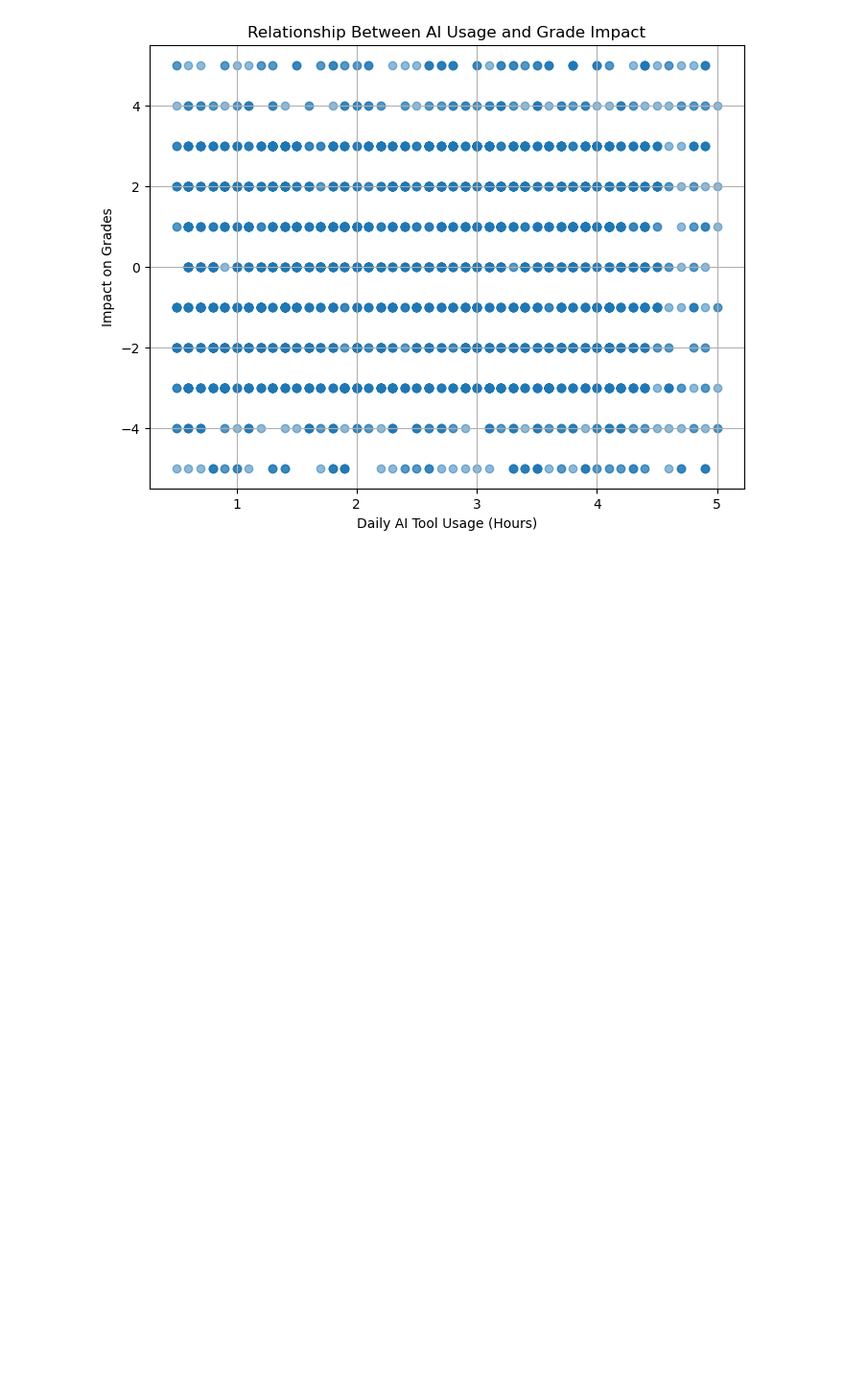
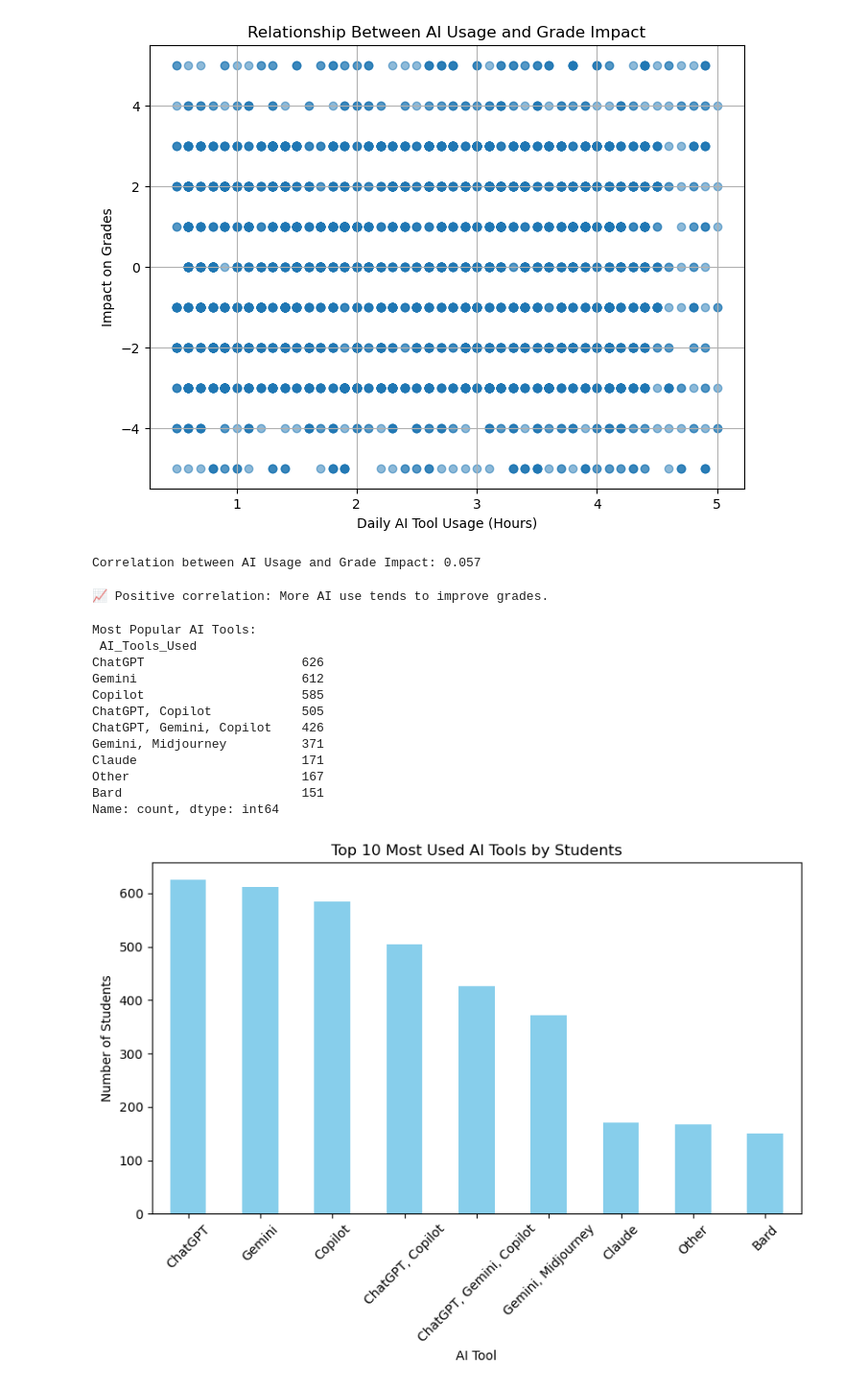
Before and after one commit to snehadomadiya/AI-Tool-Usage-by-Indian-College-Students-2025, a Jupyter notebook: AI Tool Usage by Indian College Students 2025.ipynb, the cells around one changed output. Shown at 96% size. Drawn from its saved outputs; the diff is of its cells as text; code cells hidden in the pictures; blank space fills up the shorter version.

Commit message:
Find the Most Popular AI Tools Among Students

```diff
--- a/AI Tool Usage by Indian College Students 2025.ipynb
+++ b/AI Tool Usage by Indian College Students 2025.ipynb
@@ -36,3 +36,49 @@ plt.grid(True)
 plt.show()
 # %% [output]
 [figure]
+# %%
+# Step 5: Compute correlation
+correlation = df["Daily_Usage_Hours"].corr(df["Impact_on_Grades"])
+print(f"Correlation between AI Usage and Grade Impact: {correlation:.3f}")
+# %% [output]
+Correlation between AI Usage and Grade Impact: 0.057
+# %%
+#Insight
+if correlation > 0:
+    print("📈 Positive correlation: More AI use tends to improve grades.")
+elif correlation < 0:
+    print("📉 Negative correlation: More AI use tends to lower grades.")
+else:
+    print("⚖️ No strong relationship found between AI usage and grades.")
+# %% [output]
+📈 Positive correlation: More AI use tends to improve grades.
+# %%
+#Task 1: Find the Most Popular AI Tools Among Students
+
+# Count most popular AI tools
+ai_tool_counts = df["AI_Tools_Used"].value_counts().head(10)
+print("Most Popular AI Tools:\n", ai_tool_counts, "\n")
+
+# Visualize
+plt.figure(figsize=(8,6))
+ai_tool_counts.plot(kind='bar', color='skyblue')
+plt.title("Top 10 Most Used AI Tools by Students")
+plt.xlabel("AI Tool")
+plt.ylabel("Number of Students")
+plt.xticks(rotation=45)
+plt.tight_layout()
+plt.show()
+# %% [output]
+Most Popular AI Tools:
+ AI_Tools_Used
+ChatGPT                     626
+Gemini                      612
+Copilot                     585
+ChatGPT, Copilot            505
+ChatGPT, Gemini, Copilot    426
+Gemini, Midjourney          371
+Claude                      171
+Other                       167
+Bard                        151
+Name: count, dtype: int64
+[figure, added]
```
